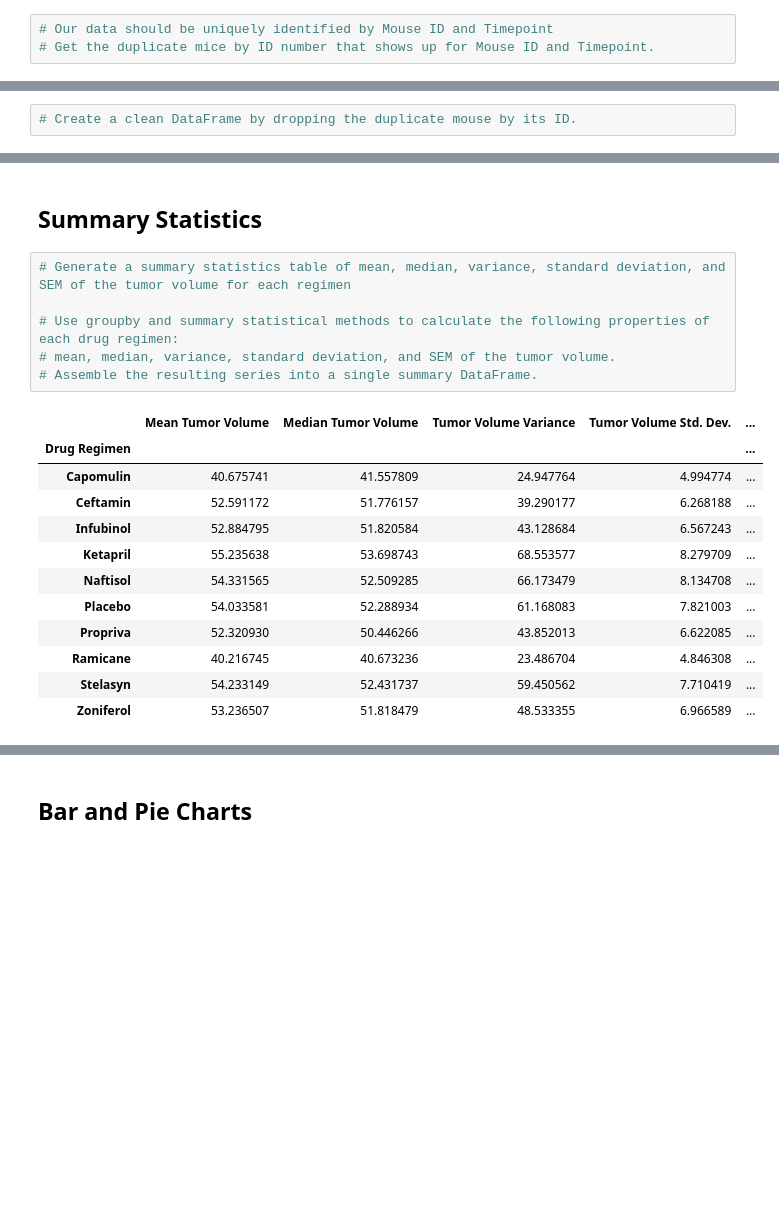
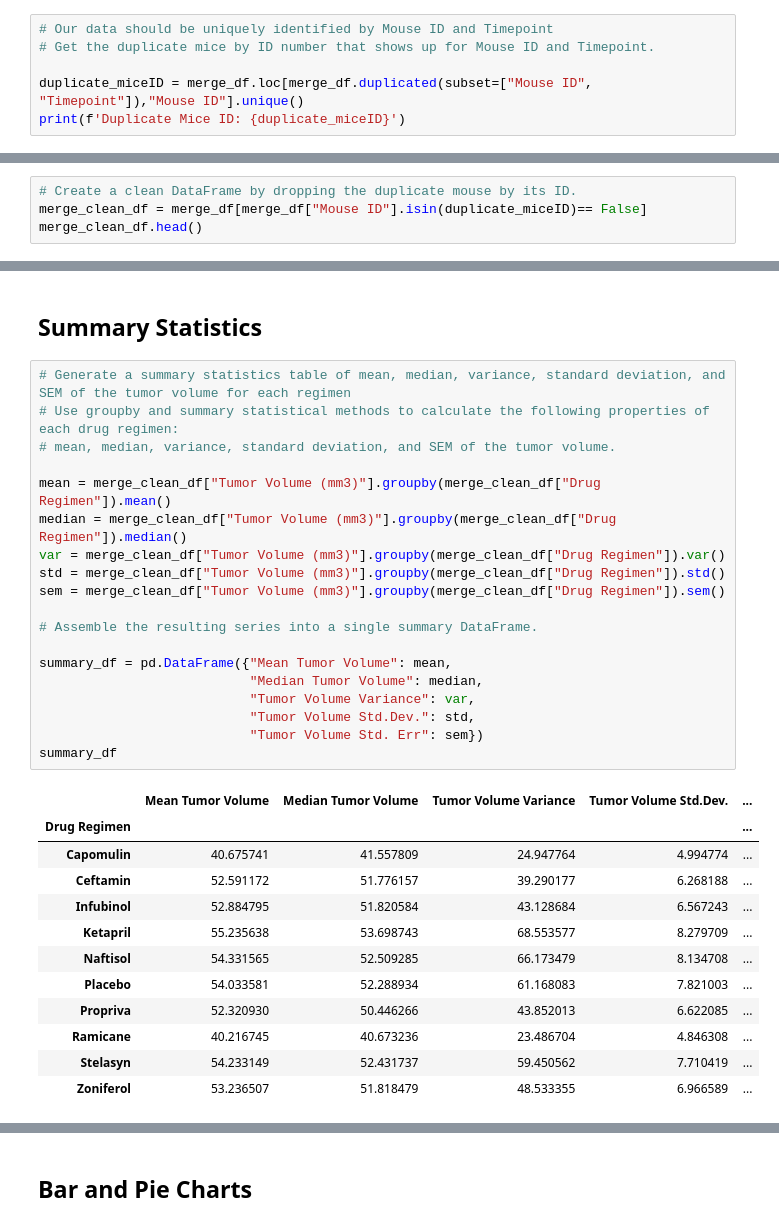
Before and after one commit to Bar89bas/pharmaceutical---SCC-project, a Jupyter notebook: pymaceuticals_starter.ipynb, the cells around one changed output, grey strips where cells are left out. Saved outputs shown, nothing was run; the diff lists cells and outputs as text; blank space fills up the shorter version.

```diff
--- a/pymaceuticals_starter.ipynb
+++ b/pymaceuticals_starter.ipynb
@@ -39,3 +39,6 @@ merge_df['Mouse ID'].nunique()
 # %%
 # Our data should be uniquely identified by Mouse ID and Timepoint
 # Get the duplicate mice by ID number that shows up for Mouse ID and Timepoint.
+
+duplicate_miceID = merge_df.loc[merge_df.duplicated(subset=["Mouse ID", "Timepoint"]),"Mouse ID"].unique()
+print(f'Duplicate Mice ID: {duplicate_miceID}')
@@ -59,3 +66,5 @@ merge_df['Mouse ID'].nunique()
 # %%
 # Create a clean DataFrame by dropping the duplicate mouse by its ID.
+merge_clean_df = merge_df[merge_df["Mouse ID"].isin(duplicate_miceID)== False]
+merge_clean_df.head()
 # %% [output]
@@ -73,12 +83,25 @@ merge_df['Mouse ID'].nunique()
 ## Summary Statistics
 # %%
 # Generate a summary statistics table of mean, median, variance, standard deviation, and SEM of the tumor volume for each regimen
-
 # Use groupby and summary statistical methods to calculate the following properties of each drug regimen:
 # mean, median, variance, standard deviation, and SEM of the tumor volume.
+
+mean = merge_clean_df["Tumor Volume (mm3)"].groupby(merge_clean_df["Drug Regimen"]).mean()
+median = merge_clean_df["Tumor Volume (mm3)"].groupby(merge_clean_df["Drug Regimen"]).median()
+var = merge_clean_df["Tumor Volume (mm3)"].groupby(merge_clean_df["Drug Regimen"]).var()
+std = merge_clean_df["Tumor Volume (mm3)"].groupby(merge_clean_df["Drug Regimen"]).std()
+sem = merge_clean_df["Tumor Volume (mm3)"].groupby(merge_clean_df["Drug Regimen"]).sem()
+
 # Assemble the resulting series into a single summary DataFrame.
+
+summary_df = pd.DataFrame({"Mean Tumor Volume": mean,
+                           "Median Tumor Volume": median,
+                           "Tumor Volume Variance": var,
+                           "Tumor Volume Std.Dev.": std,
+                           "Tumor Volume Std. Err": sem})
+summary_df
 # %% [output]
-|  | Mean Tumor Volume | Median Tumor Volume | Tumor Volume Variance | Tumor Volume Std. Dev. | ... |
+|  | Mean Tumor Volume | Median Tumor Volume | Tumor Volume Variance | Tumor Volume Std.Dev. | ... |
 | Drug Regimen |  |  |  |  | ... |
 | Capomulin | 40.675741 | 41.557809 | 24.947764 | 4.994774 | ... |
 | Ceftamin | 52.591172 | 51.776157 | 39.290177 | 6.268188 | ... |
```
Also changed, not shown: parts of 25 cells of this notebook.
